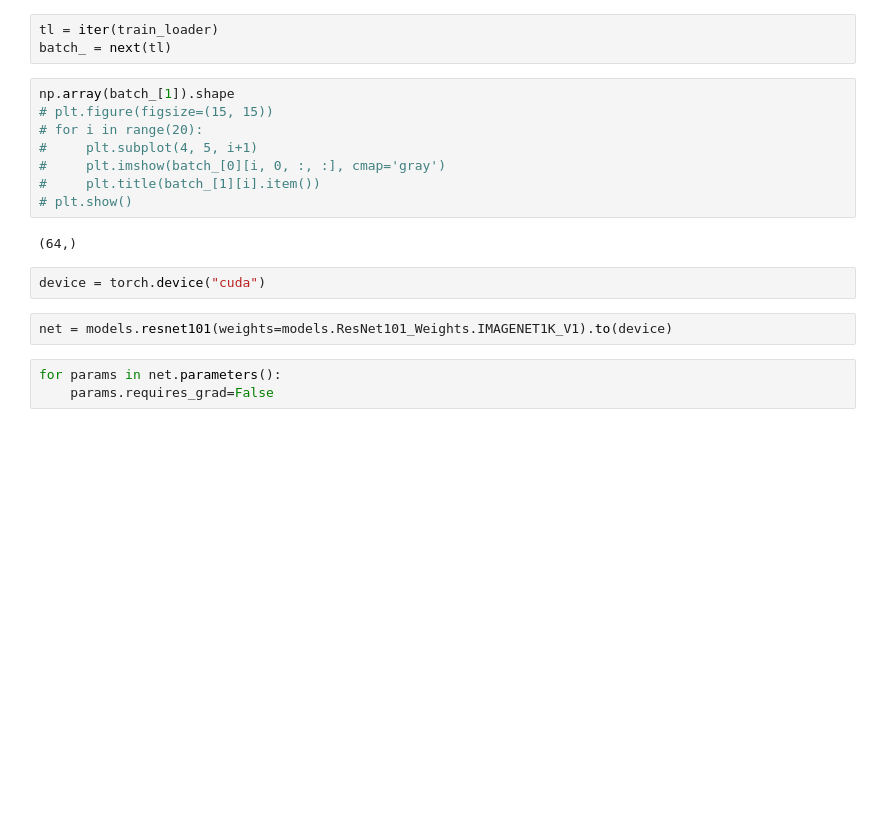
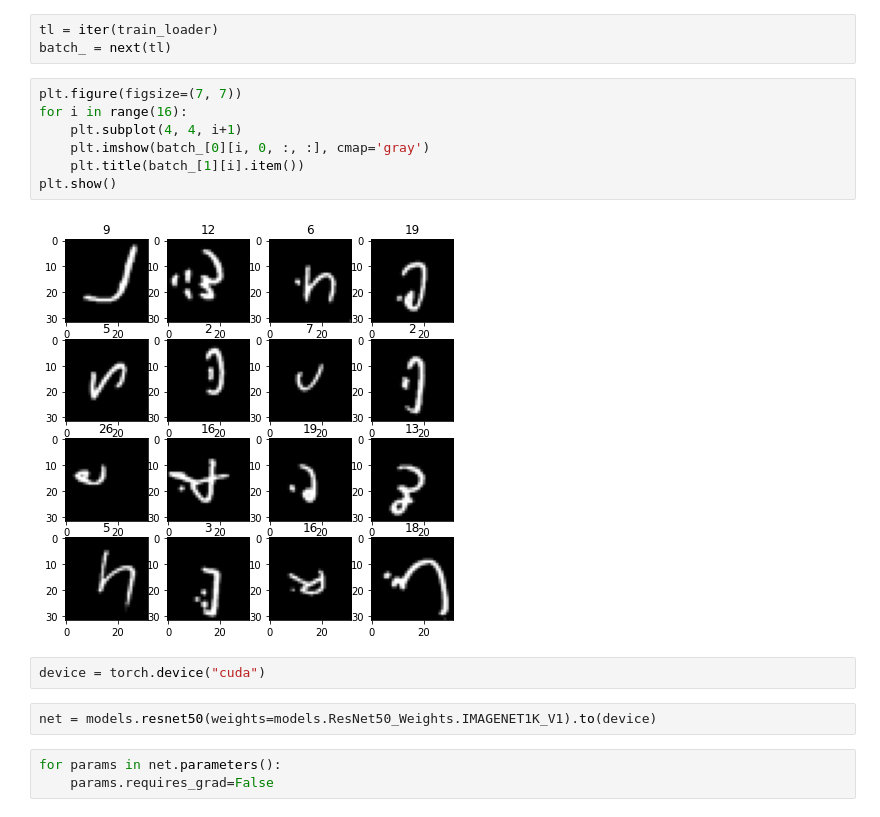
Before and after one commit to KhalylDammas/MyProjects, a Jupyter notebook: Projects/Arabic MNIST Classification CNN/Arabic MNIST Classification NN.ipynb, the cells around one changed output. Drawn from its saved outputs; the diff is of its cells as text; blank space fills up the shorter version.

```diff
--- a/Projects/Arabic MNIST Classification CNN/Arabic MNIST Classification NN.ipynb
+++ b/Projects/Arabic MNIST Classification CNN/Arabic MNIST Classification NN.ipynb
@@ -42,19 +42,18 @@ test_loader = DataLoader(test_dataset, batch_size=64, shuffle=True)
 tl = iter(train_loader)
 batch_ = next(tl)
 # %%
-np.array(batch_[1]).shape
-# plt.figure(figsize=(15, 15))
-# for i in range(20):
-#     plt.subplot(4, 5, i+1)
-#     plt.imshow(batch_[0][i, 0, :, :], cmap='gray')
-#     plt.title(batch_[1][i].item())
-# plt.show()
+plt.figure(figsize=(7, 7))
+for i in range(16):
+    plt.subplot(4, 4, i+1)
+    plt.imshow(batch_[0][i, 0, :, :], cmap='gray')
+    plt.title(batch_[1][i].item())
+plt.show()
 # %% [output]
-(64,)
+[figure, added]
 # %%
 device = torch.device("cuda")
 # %%
-net = models.resnet101(weights=models.ResNet101_Weights.IMAGENET1K_V1).to(device)
+net = models.resnet50(weights=models.ResNet50_Weights.IMAGENET1K_V1).to(device)
 # %%
 for params in net.parameters():
     params.requires_grad=False
```
Also changed, not shown: parts of 5 cells of this notebook.
